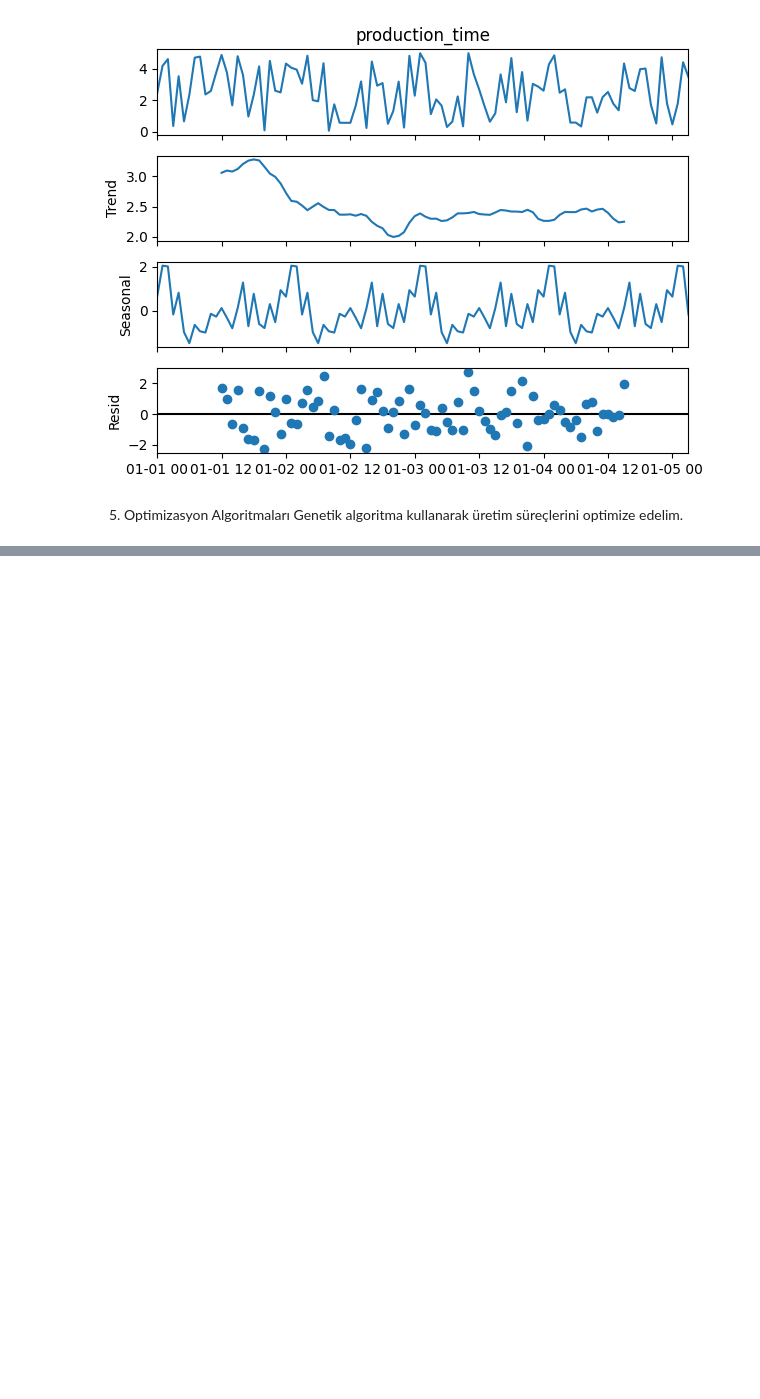
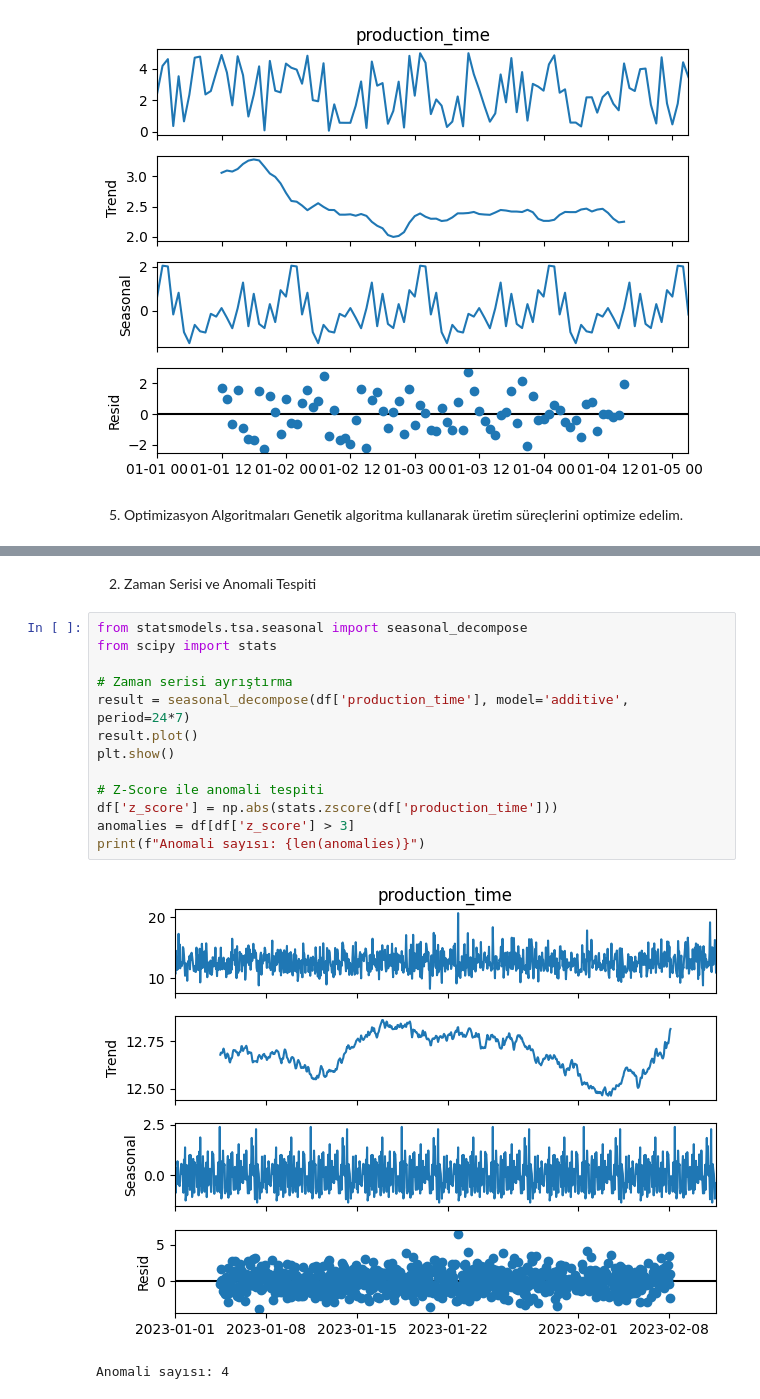
Before and after one commit to elemnurguner/data-ai-projects, a Jupyter notebook: UretimOptimizasyonu__AracMontaj_Hatti.ipynb, the cells around one changed output, grey strips where cells are left out. Cells and saved outputs as stored; diff of their text form; blank space fills up the shorter version.

```diff
--- a/UretimOptimizasyonu__AracMontaj_Hatti.ipynb
+++ b/UretimOptimizasyonu__AracMontaj_Hatti.ipynb
@@ -141,0 +193,18 @@ gen     nevals
+# %% [markdown]
+2. Zaman Serisi ve Anomali Tespiti
+# %%
+from statsmodels.tsa.seasonal import seasonal_decompose
+from scipy import stats
+
+# Zaman serisi ayrıştırma
+result = seasonal_decompose(df['production_time'], model='additive', period=24*7)
+result.plot()
+plt.show()
+
+# Z-Score ile anomali tespiti
+df['z_score'] = np.abs(stats.zscore(df['production_time']))
+anomalies = df[df['z_score'] > 3]
+print(f"Anomali sayısı: {len(anomalies)}")
+# %% [output]
+[figure, added]
+Anomali sayısı: 4
```
Also changed, not shown: parts of 7 cells of this notebook.
